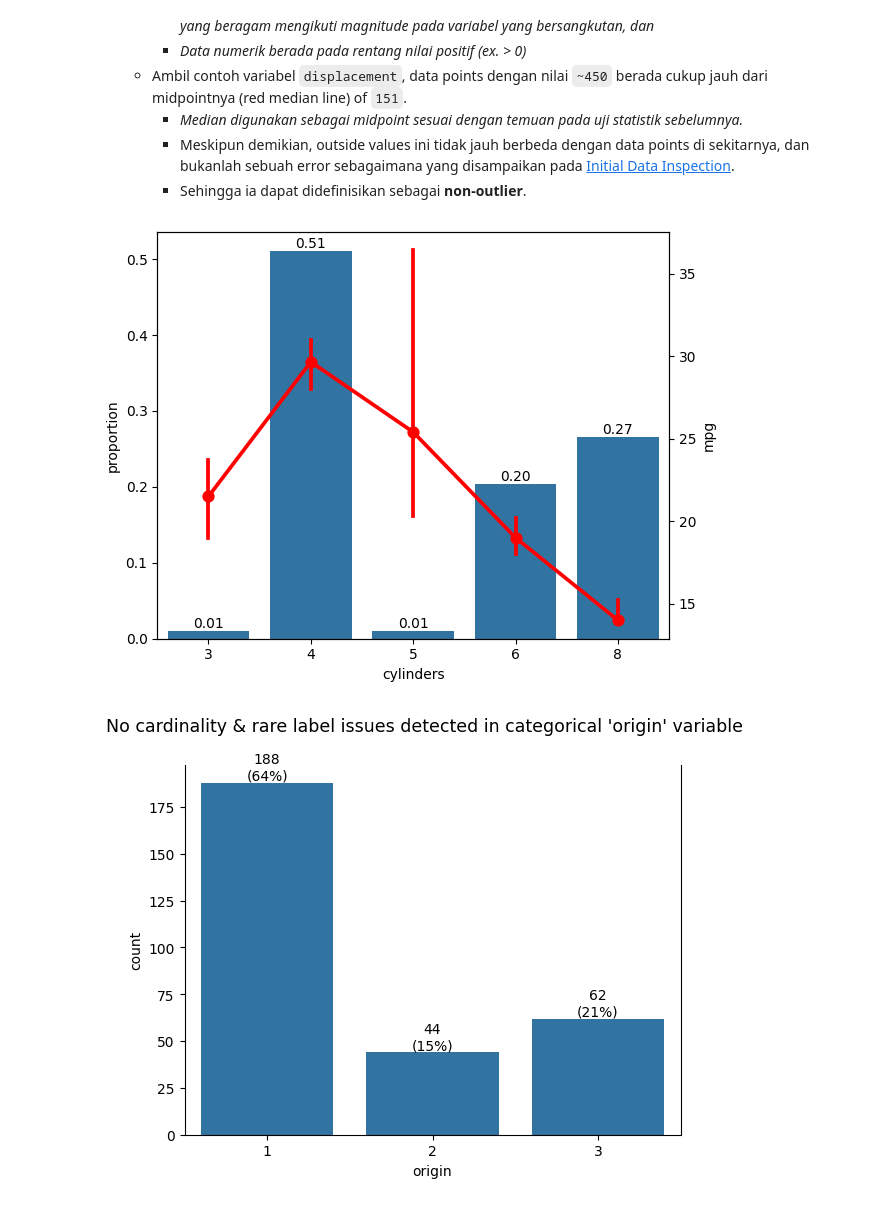
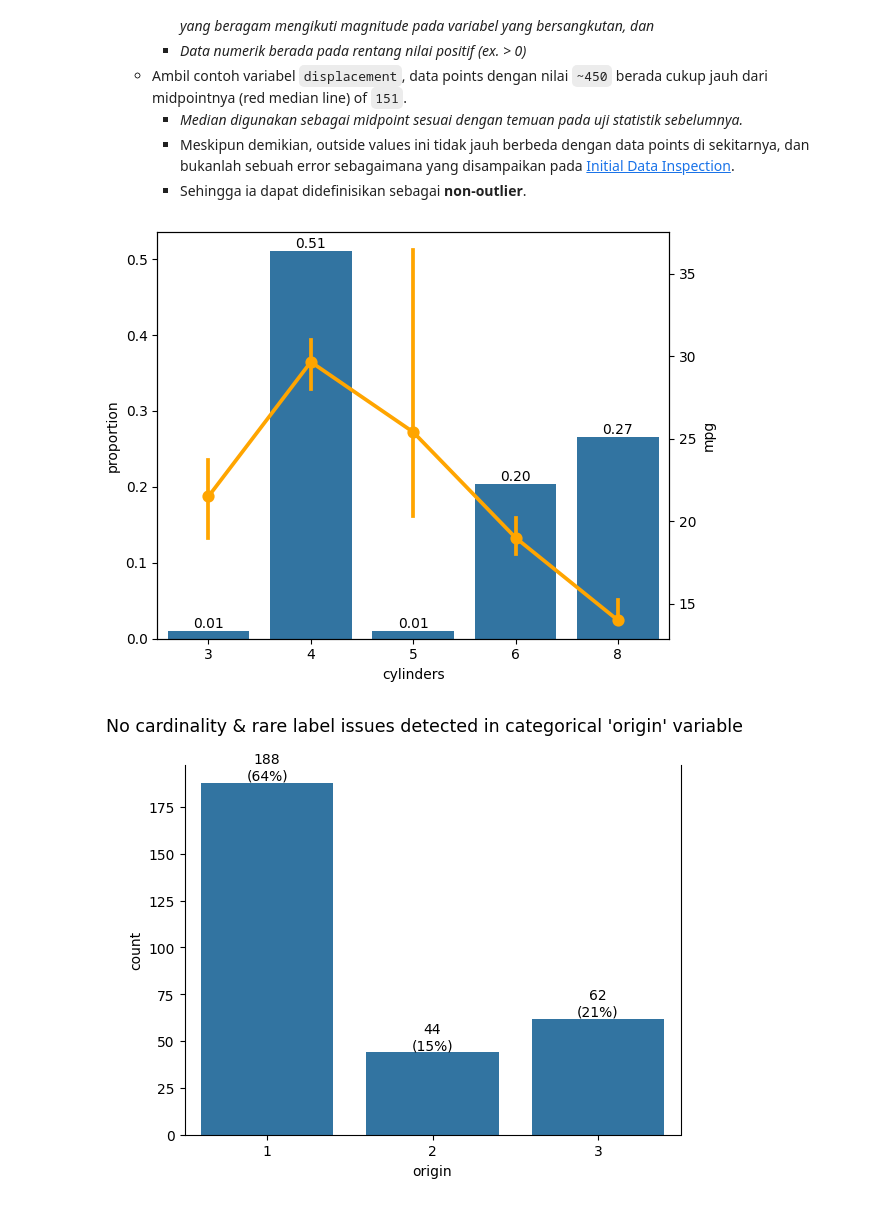
Before and after one commit to garudapaksi-yusuf/Auto_MPG_Prediction, a Jupyter notebook: notebook/notebook.ipynb, the cells around one changed output. Cells and saved outputs as stored; diff of their text form; code cells hidden in the pictures.

```diff
--- a/notebook/notebook.ipynb
+++ b/notebook/notebook.ipynb
@@ -355,18 +328,18 @@ RANDOM_STATE = 42
 * *In order to obtain reproducible (i.e. constant) results across multiple executions of this project, the recommended way is by passing a random number generator `RandomState` instance to any of those objects that accept a `random_state` parameter.*
 * *Random seed yang digunakan secara arbitrary dalam project ini adalah [42](https://en.wikipedia.org/wiki/42_(number)).*
 # %%
-# split features and target to random train and test subsets
-X_train, X_test, y_train, y_test = data_split(
-    dataset=data,
+# split dataset to random train and test subsets
+data_train, data_test = train_test_split(
+    data,
     random_state=RANDOM_STATE
 )
 
 # perform dimensionality analysis of train-test subsets
 pd.DataFrame(
     data=[(data.shape[0], (data.shape[0] / data.shape[0]), data.shape[1]),
-          (X_train.shape[0], (X_train.shape[0] / data.shape[0]), X_train.shape[1]),
-          (X_test.shape[0], (X_test.shape[0] / data.shape[0]), X_test.shape[1])],
-    index=["dataset", "X_train", "X_test"],
+          (data_train.shape[0], (data_train.shape[0] / data.shape[0]), data_train.shape[1]),
+          (data_test.shape[0], (data_test.shape[0] / data.shape[0]), data_test.shape[1])],
+    index=["dataset", "data_train", "data_test"],
     columns=["row (n)", "row ratio", "column"]
 )
 # %% [output]
@@ -388,10 +363,7 @@ Tabel di atas mendeskripsikan dimensionality dari Auto MPG dataset setelah split
 # %% [markdown]
 #### Statistical Analysis
 # %%
-data_train = pd.concat(
-    objs=[X_train, y_train],
-    axis=1
-)
+# subset numerical variables from train set
 numerical_train = data_train.select_dtypes(include="number")
 
 # apply statistical tests to each numerical variables in dataset
@@ -527,35 +502,35 @@ plot_continuous(
 # %%
 # create & setup plot figure
 _, ax = plt.subplots(layout="tight")
 # plt.title(label="Small proportion & high variability of rare labels in 'cylinders' ")
 
 # plot visualization for analyzing rare labels in train data
 sns.countplot(
     data=data_train,
     x="cylinders",
     stat="proportion",
     ax=ax
 )
 ax.bar_label(
     container=ax.containers[0],
     fmt='%.2f'
 )
 
 ax_twinx = ax.twinx()
 sns.pointplot(
     data=data_train,
     x="cylinders",
     y="mpg",
     estimator="median",
     errorbar="ci",
     seed=RANDOM_STATE,
-    color="red",
+    color="orange",
     ax=ax_twinx,
 )
 
 plt.show()
 # %% [output]
-[figure, old version]
+[figure, new version]
 # %%
 # setup plot title
 suptitle_size = 12.5
```
Also changed, not shown: parts of 38 cells of this notebook.
